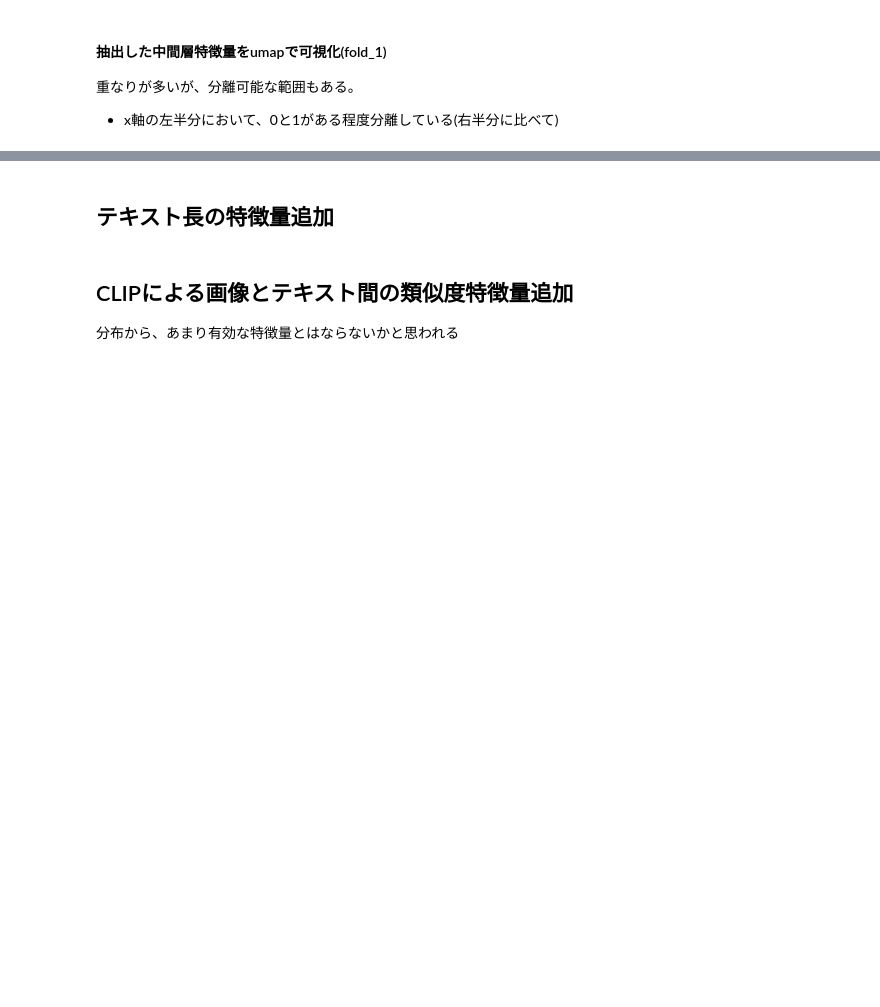
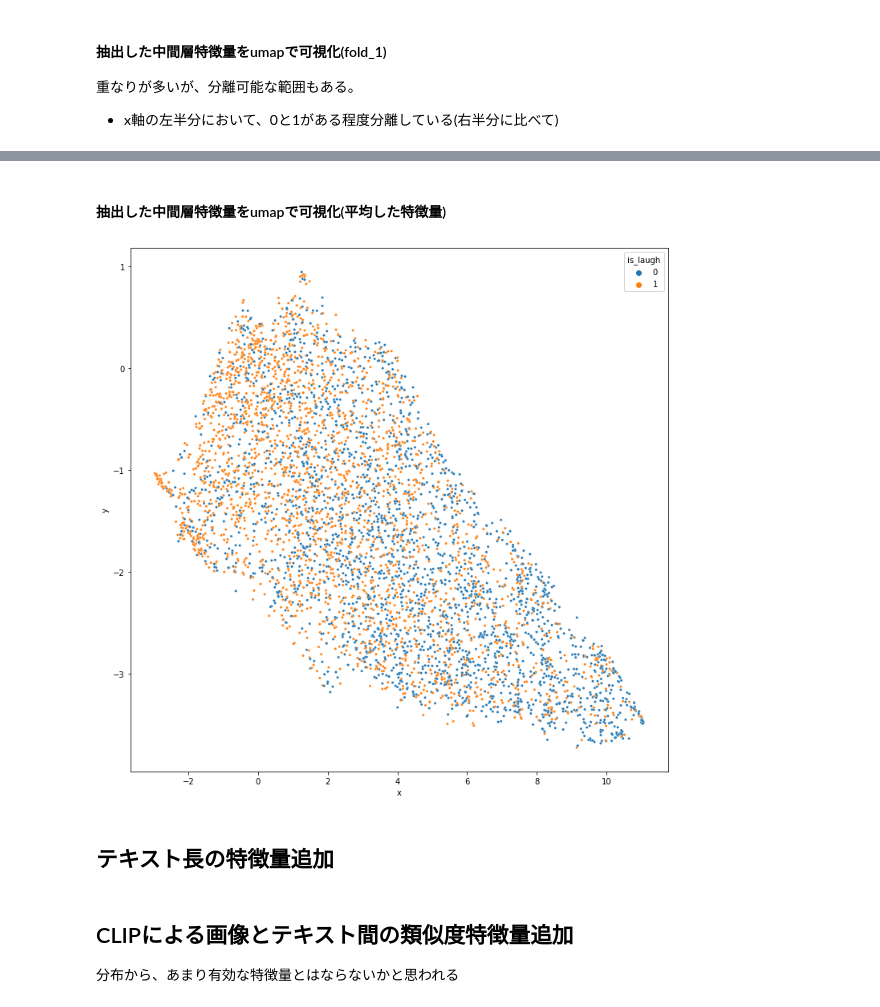
Before and after one commit to ryota0051/boke-ai, a Jupyter notebook: notebooks/2.1 extract_feature.ipynb, the cells around one changed output, grey strips where cells are left out. Cells and saved outputs as stored; diff of their text form; code cells hidden in the pictures; blank space fills up the shorter version.

```diff
--- a/notebooks/2.1 extract_feature.ipynb
+++ b/notebooks/2.1 extract_feature.ipynb
@@ -254,3 +354,16 @@ plt.show()
+# %% [markdown]
+#### 抽出した中間層特徴量をumapで可視化(平均した特徴量)
+# %%
+# plot_df = pd.read_csv('../dataset/processed/5fold_stratified_mmbt_seed_0_with_mean/train_mmbt_vector_mean.csv')
+# X_scaled = MinMaxScaler().fit_transform(plot_df)
+# mapper = UMAP(n_components=2, metric='cosine', random_state=0, verbose=1).fit(X_scaled)
+# df_emb = pd.DataFrame(mapper.embedding_, columns=['x', 'y'])
+# df_emb['is_laugh'] = train_df['is_laugh']
+fig, ax = plt.subplots(figsize=(12, 12))
+sns.scatterplot(data=df_emb, x='x', y='y', s=10, hue='is_laugh', ax=ax)
+plt.show()
+# %% [output]
+[figure, added]
 # %% [markdown]
 ## テキスト長の特徴量追加
 # %%
```
Also changed, not shown: parts of 6 cells of this notebook.
